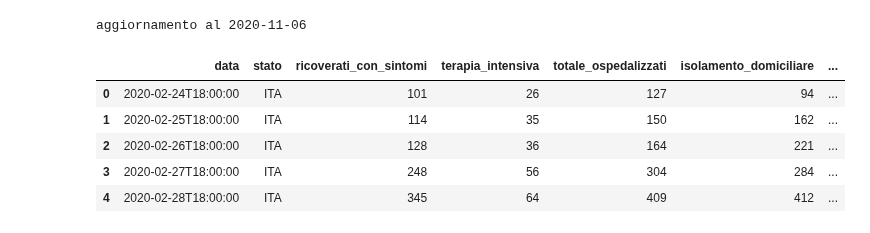
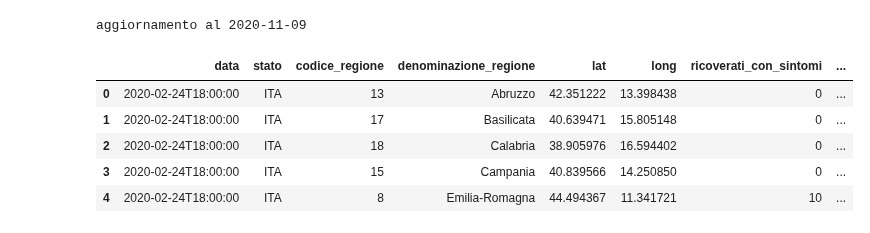
Before and after one commit to gmazzitelli/studenti, a Jupyter notebook: R_th.ipynb, the cells around one changed output. Cells and saved outputs as stored; diff of their text form; code cells hidden in the pictures.

```diff
--- a/R_th.ipynb
+++ b/R_th.ipynb
@@ -19,6 +19,12 @@ url_csv_file = "https://raw.githubusercontent.com/pcm-dpc/COVID-19/master/dati-r
 dr = pd.read_csv(url_csv_file)
 Lombardia = dr.loc[(dr['denominazione_regione'] == 'Lombardia')].sort_values(by="data").copy()
 Lazio = dr.loc[(dr['denominazione_regione'] == 'Lazio')].sort_values(by="data").copy()
+
+# DATI Popolazione Regioni
+url_csv_file = "https://docs.google.com/spreadsheet/ccc?key=1qL5B_J6eV6bD9zicR0YsCIaUMU0BhTdSTrqC1UcDBI8&output=csv"
+# agiunta terapie intensive https://www.quotidianosanita.it/studi-e-analisi/articolo.php?articolo_id=82888
+dpr = pd.read_csv(url_csv_file)
+dpr
 
 print('aggiornamento al '+str(np.array(df['data'])[-1])[0:10])
 def Exp(x, p0, p1): # negative exponential
@@ -95,16 +101,16 @@ def Rth(data, N=7, d=4):
   d=4
   return x[d:] , y[d:]/y[:-d]
 # %% [output]
-aggiornamento al 2020-11-06
+aggiornamento al 2020-11-09
 # %%
-df.head()
+dr.head()
 # %% [output]
-|  | data | stato | ricoverati_con_sintomi | terapia_intensiva | totale_ospedalizzati | isolamento_domiciliare | ... |
-| 0 | 2020-02-24T18:00:00 | ITA | 101 | 26 | 127 | 94 | ... |
-| 1 | 2020-02-25T18:00:00 | ITA | 114 | 35 | 150 | 162 | ... |
-| 2 | 2020-02-26T18:00:00 | ITA | 128 | 36 | 164 | 221 | ... |
-| 3 | 2020-02-27T18:00:00 | ITA | 248 | 56 | 304 | 284 | ... |
-| 4 | 2020-02-28T18:00:00 | ITA | 345 | 64 | 409 | 412 | ... |
+|  | data | stato | codice_regione | denominazione_regione | lat | long | ricoverati_con_sintomi | ... |
+| 0 | 2020-02-24T18:00:00 | ITA | 13 | Abruzzo | 42.351222 | 13.398438 | 0 | ... |
+| 1 | 2020-02-24T18:00:00 | ITA | 17 | Basilicata | 40.639471 | 15.805148 | 0 | ... |
+| 2 | 2020-02-24T18:00:00 | ITA | 18 | Calabria | 38.905976 | 16.594402 | 0 | ... |
+| 3 | 2020-02-24T18:00:00 | ITA | 15 | Campania | 40.839566 | 14.250850 | 0 | ... |
+| 4 | 2020-02-24T18:00:00 | ITA | 8 | Emilia-Romagna | 44.494367 | 11.341721 | 10 | ... |
 # %%
 fig, ax = plt.subplots(figsize=(10,6))
 
```
Also changed, not shown: parts of 9 cells of this notebook.
